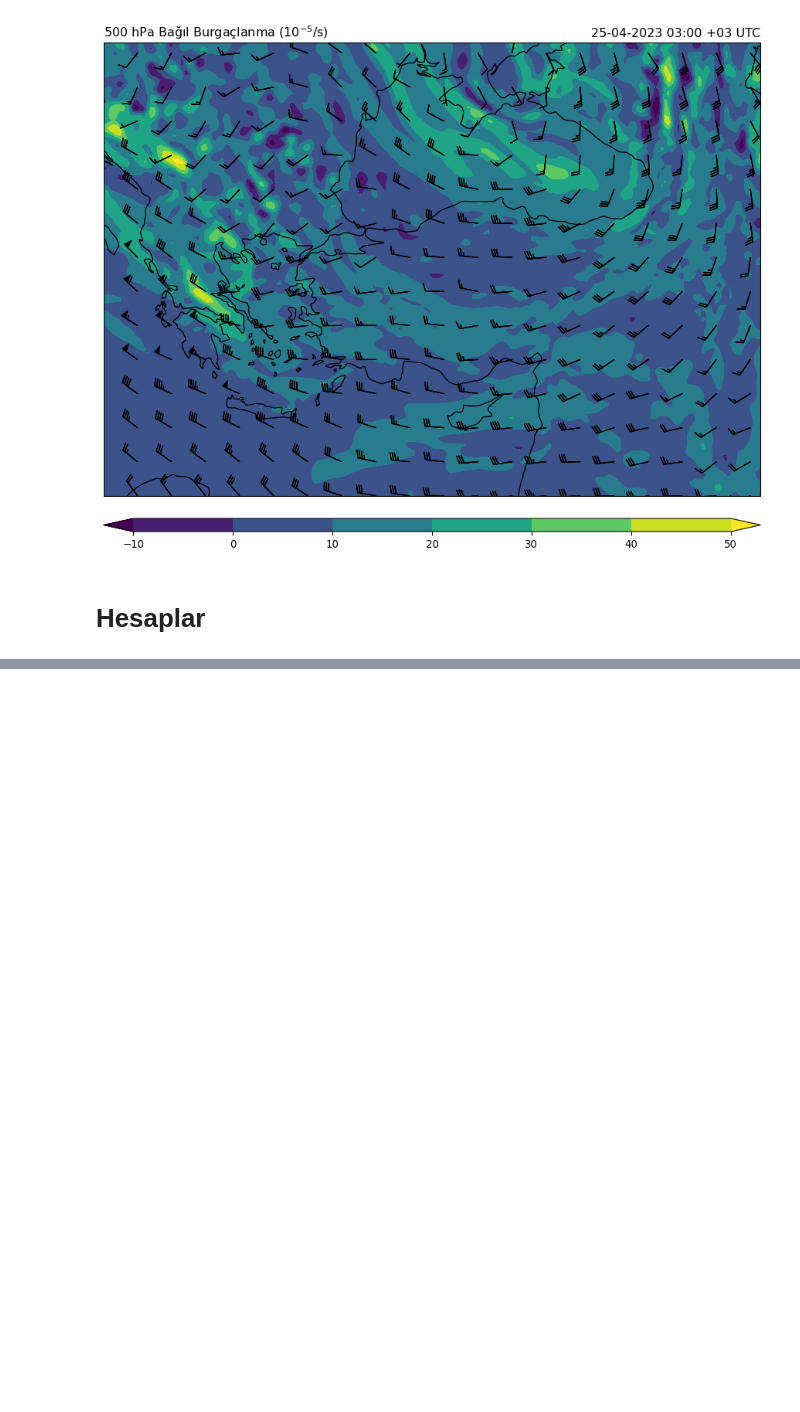
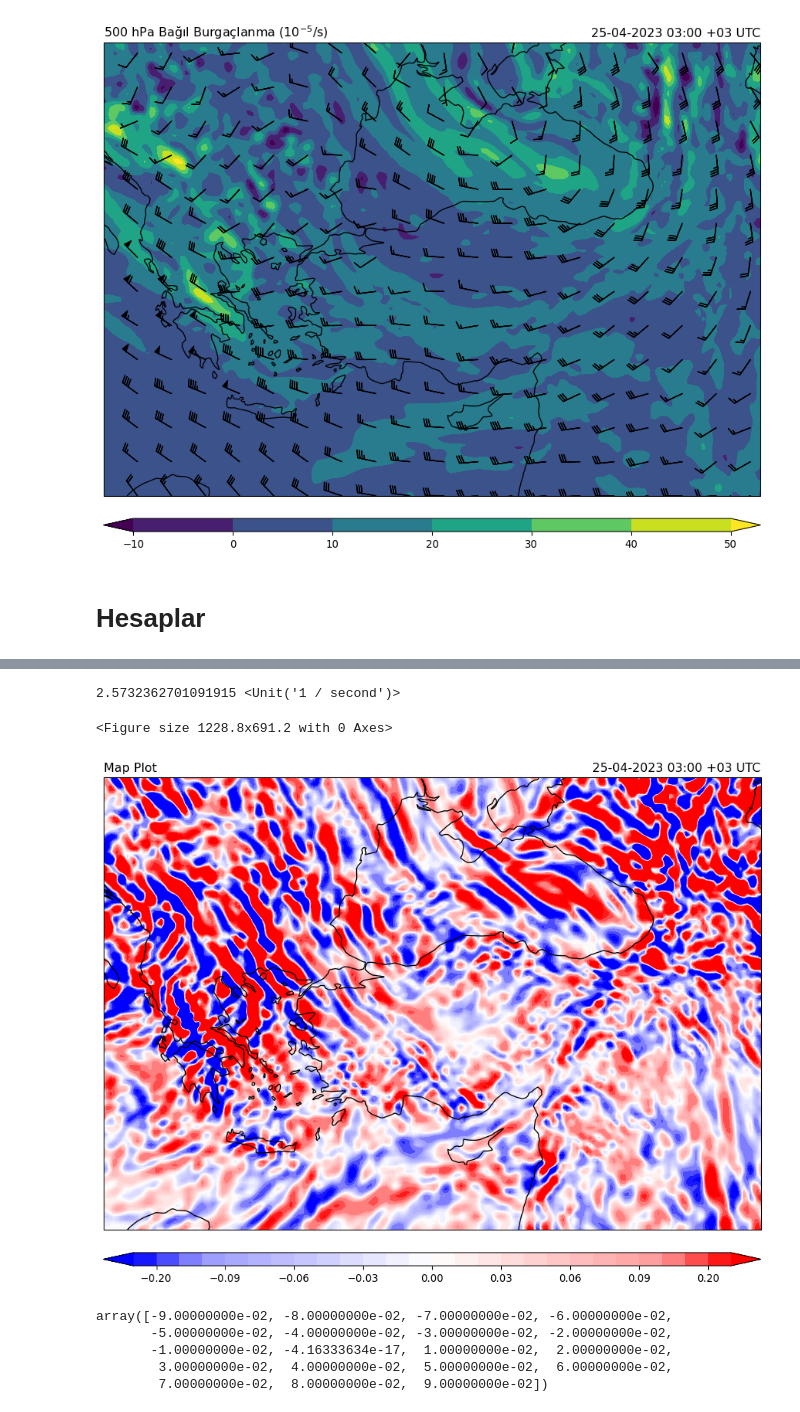
Before and after one commit to gkbrkgrr/modelleme, a Jupyter notebook: wrfout_plots.ipynb, the cells around one changed output, grey strips where cells are left out. Saved outputs shown, nothing was run; the diff lists cells and outputs as text; code cells hidden in the pictures; blank space fills up the shorter version.

```diff
--- a/wrfout_plots.ipynb
+++ b/wrfout_plots.ipynb
@@ -280,0 +267,4 @@ array([[[ 0.00000000e+00,  0.00000000e+00,  0.00000000e+00, ...,
+# %%
+rvo[0,1,0,0]
+# %% [output]
+2.5732362701091915 <Unit('1 / second')>
@@ -280,0 +275,19 @@ array([[[ 0.00000000e+00,  0.00000000e+00,  0.00000000e+00, ...,
+# %%
+plotter1 = AMTPlotter()
+# %% [output]
+<Figure size 1228.8x691.2 with 0 Axes>
+# %%
+plotter = MapPlotter(lons=lons, lats=lats, cproj=cproj, cmap="bwr")
+plotter.add_contourf(avo_adv[0, 3], levels=np.concatenate([np.arange(-0.25, -0.09, 0.05), np.arange(-0.09, 0.1, 0.01), np.arange(0.1, 0.26, 0.05)]))
+plotter.add_colorbar()
+plotter.add_timestamp(times[0])
+# %% [output]
+[figure, added]
+# %%
+np.arange(-0.09, 0.1, 0.01)
+# %% [output]
+array([-9.00000000e-02, -8.00000000e-02, -7.00000000e-02, -6.00000000e-02,
+       -5.00000000e-02, -4.00000000e-02, -3.00000000e-02, -2.00000000e-02,
+       -1.00000000e-02, -4.16333634e-17,  1.00000000e-02,  2.00000000e-02,
+        3.00000000e-02,  4.00000000e-02,  5.00000000e-02,  6.00000000e-02,
+        7.00000000e-02,  8.00000000e-02,  9.00000000e-02])
```
Also changed, not shown: parts of 11 cells of this notebook, 3 other files.
